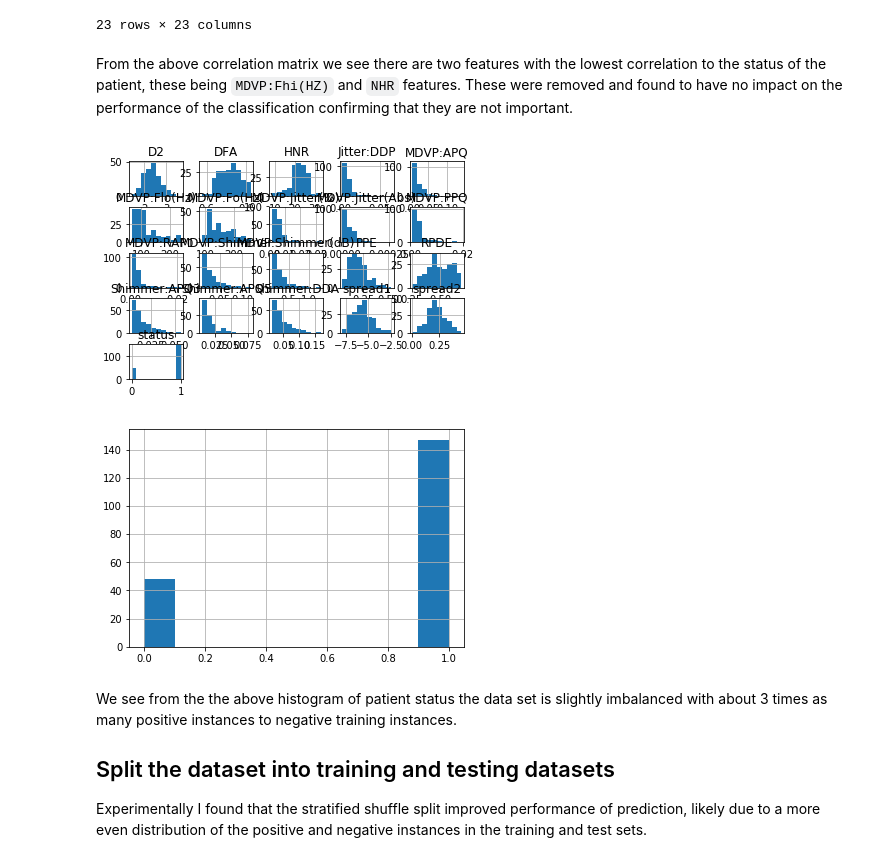
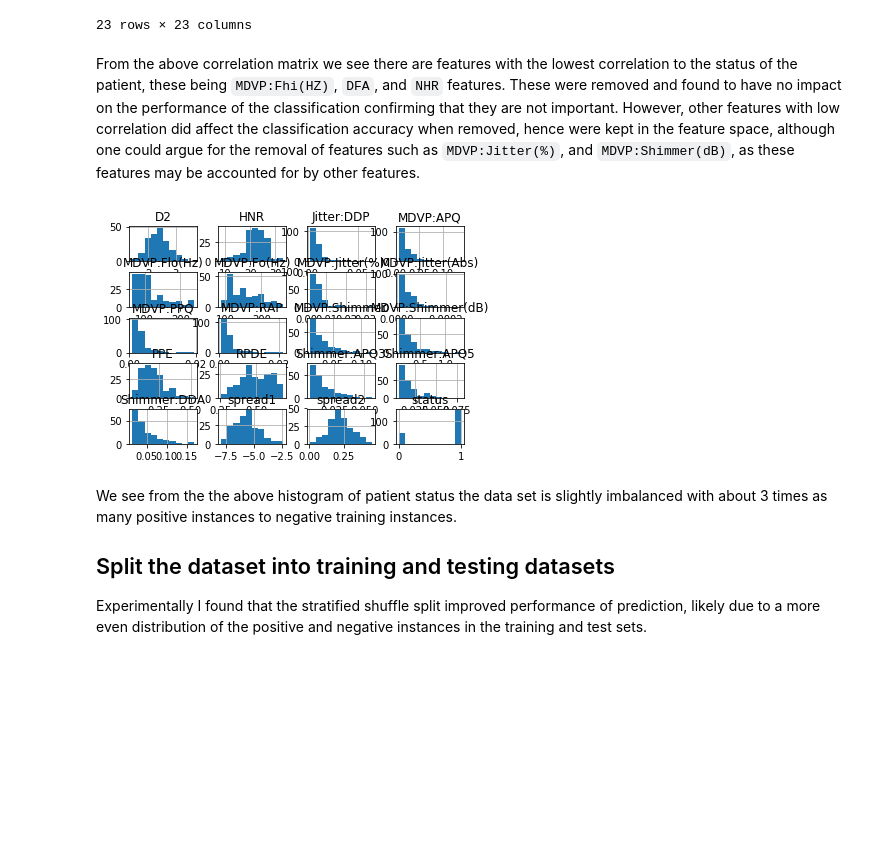
Before and after one commit to SamuelHeath/handson-ml, a Jupyter notebook: labs/lab4/lab04.ipynb, the cells around one changed output. Saved outputs shown, nothing was run; the diff lists cells and outputs as text; code cells hidden in the pictures; blank space fills up the shorter version.

```diff
--- a/labs/lab4/lab04.ipynb
+++ b/labs/lab4/lab04.ipynb
@@ -95,17 +102,13 @@ park_data.corr()
 | PPE | -0.372356 | -0.069543 | -0.340071 | 0.721543 | 0.748162 | 0.670999 | 0.769647 | ... |
 23 rows × 23 columns
 # %% [markdown]
-From the above correlation matrix we see there are two features with the lowest correlation to the status of the patient, these being `MDVP:Fhi(HZ)` and `NHR` features. These were removed and found to have no impact on the performance of the classification confirming that they are not important.
+From the above correlation matrix we see there are features with the lowest correlation to the status of the patient, these being `MDVP:Fhi(HZ)`, `DFA`, and `NHR` features. These were removed and found to have no impact on the performance of the classification confirming that they are not important. However, other features with low correlation did affect the classification accuracy when removed, hence were kept in the feature space, although one could argue for the removal of features such as `MDVP:Jitter(%)`, and `MDVP:Shimmer(dB)`, as these features may be accounted for by other features.
 # %%
-park_data = park_data.drop(["NHR","MDVP:Fhi(Hz)"], axis=1)
+park_data = park_data.drop(["NHR","MDVP:Fhi(Hz)","DFA"], axis=1)
 park_data.hist()
 plt.show()
-
-park_data.status.hist()
-plt.show()
 # %% [output]
-[figure, old version]
+[figure, new version]
-[figure, removed]
 # %% [markdown]
 We see from the the above histogram of patient status the data set is slightly imbalanced with about 3 times as many positive instances to negative training instances.
 
```
Also changed, not shown: parts of 20 cells of this notebook.
